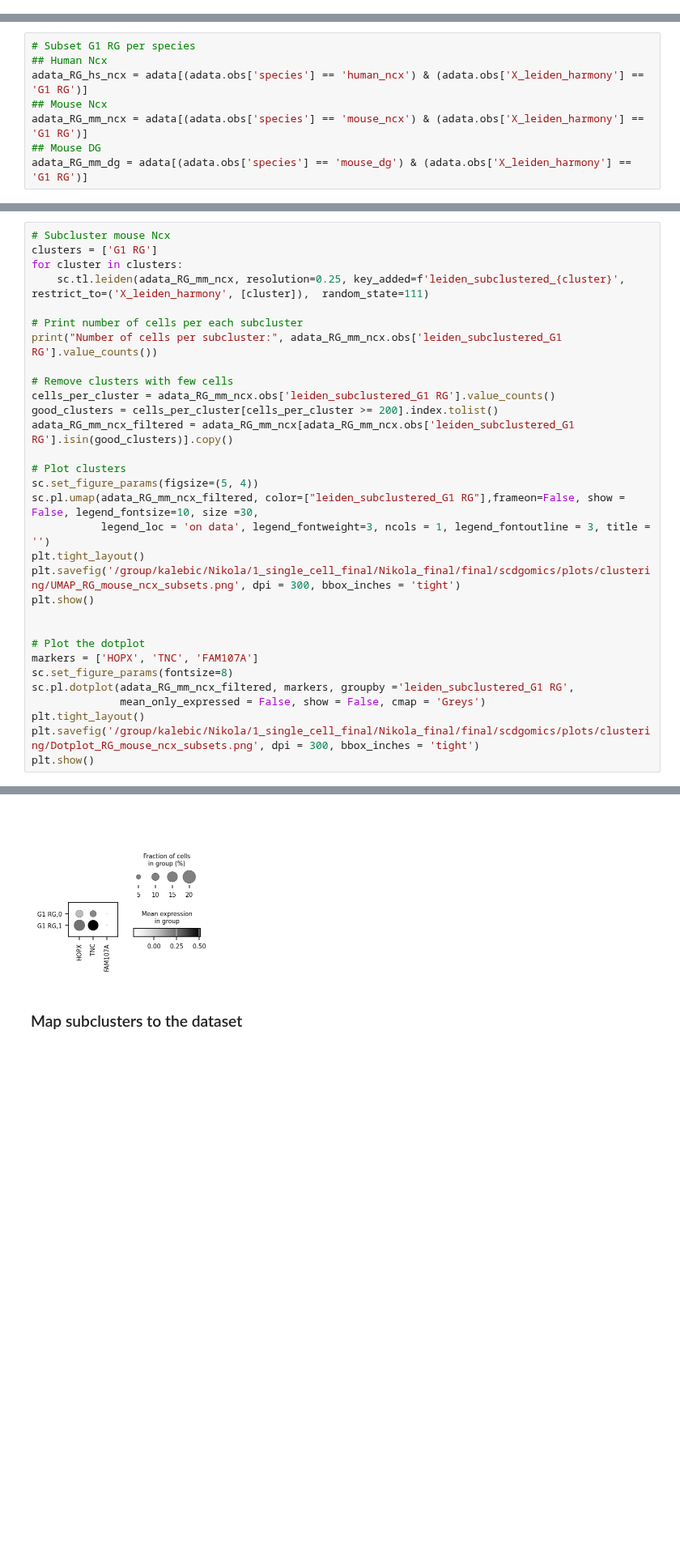
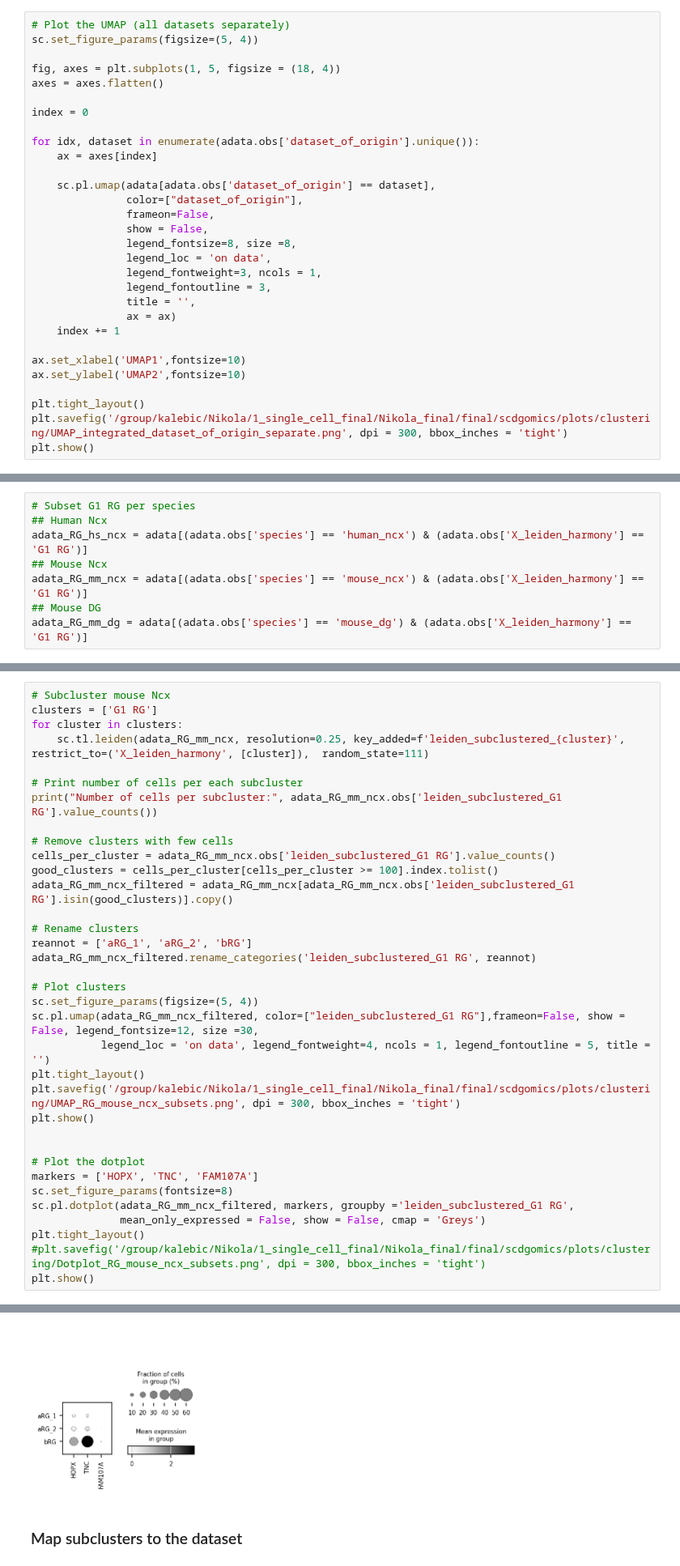
Before and after one commit to KalebicLab/ScDGomics, a Jupyter notebook: notebooks/scdgomics_clustering.ipynb, the cells around one changed output, grey strips where cells are left out. Shown at 81% size. Cells and saved outputs as stored; diff of their text form; blank space fills up the shorter version.

Commit message:
Added individual integration plots

```diff
--- a/notebooks/scdgomics_clustering.ipynb
+++ b/notebooks/scdgomics_clustering.ipynb
@@ -215,3 +215,33 @@ ax.set_ylabel('UMAP2',fontsize=10)
 plt.show()
 # %% [output]
 [figure]
+# %%
+# Plot the UMAP (all datasets separately)
+sc.set_figure_params(figsize=(5, 4))
+
+fig, axes = plt.subplots(1, 5, figsize = (18, 4))
+axes = axes.flatten()
+
+index = 0
+
+for idx, dataset in enumerate(adata.obs['dataset_of_origin'].unique()):
+    ax = axes[index]
+
+    sc.pl.umap(adata[adata.obs['dataset_of_origin'] == dataset],
+               color=["dataset_of_origin"],
+               frameon=False,
+               show = False,
+               legend_fontsize=8, size =8,
+               legend_loc = 'on data',
+               legend_fontweight=3, ncols = 1,
+               legend_fontoutline = 3,
+               title = '',
+               ax = ax)
+    index += 1
+
+ax.set_xlabel('UMAP1',fontsize=10)
+ax.set_ylabel('UMAP2',fontsize=10)
+
+plt.tight_layout()
+plt.savefig('/group/kalebic/Nikola/1_single_cell_final/Nikola_final/final/scdgomics/plots/clustering/UMAP_integrated_dataset_of_origin_separate.png', dpi = 300, bbox_inches = 'tight')
+plt.show()
@@ -342,13 +377,17 @@ print("Number of cells per subcluster:", adata_RG_mm_ncx.obs['leiden_subclustere
 
 # Remove clusters with few cells
 cells_per_cluster = adata_RG_mm_ncx.obs['leiden_subclustered_G1 RG'].value_counts()
-good_clusters = cells_per_cluster[cells_per_cluster >= 200].index.tolist()
+good_clusters = cells_per_cluster[cells_per_cluster >= 100].index.tolist()
 adata_RG_mm_ncx_filtered = adata_RG_mm_ncx[adata_RG_mm_ncx.obs['leiden_subclustered_G1 RG'].isin(good_clusters)].copy()
+
+# Rename clusters
+reannot = ['aRG_1', 'aRG_2', 'bRG']
+adata_RG_mm_ncx_filtered.rename_categories('leiden_subclustered_G1 RG', reannot)
 
 # Plot clusters
 sc.set_figure_params(figsize=(5, 4))
-sc.pl.umap(adata_RG_mm_ncx_filtered, color=["leiden_subclustered_G1 RG"],frameon=False, show = False, legend_fontsize=10, size =30,
-           legend_loc = 'on data', legend_fontweight=3, ncols = 1, legend_fontoutline = 3, title = '')
+sc.pl.umap(adata_RG_mm_ncx_filtered, color=["leiden_subclustered_G1 RG"],frameon=False, show = False, legend_fontsize=12, size =30,
+           legend_loc = 'on data', legend_fontweight=4, ncols = 1, legend_fontoutline = 5, title = '')
 plt.tight_layout()
 plt.savefig('/group/kalebic/Nikola/1_single_cell_final/Nikola_final/final/scdgomics/plots/clustering/UMAP_RG_mouse_ncx_subsets.png', dpi = 300, bbox_inches = 'tight')
 plt.show()
@@ -360,7 +399,7 @@ sc.set_figure_params(fontsize=8)
 sc.pl.dotplot(adata_RG_mm_ncx_filtered, markers, groupby ='leiden_subclustered_G1 RG',
               mean_only_expressed = False, show = False, cmap = 'Greys')
 plt.tight_layout()
-plt.savefig('/group/kalebic/Nikola/1_single_cell_final/Nikola_final/final/scdgomics/plots/clustering/Dotplot_RG_mouse_ncx_subsets.png', dpi = 300, bbox_inches = 'tight')
+#plt.savefig('/group/kalebic/Nikola/1_single_cell_final/Nikola_final/final/scdgomics/plots/clustering/Dotplot_RG_mouse_ncx_subsets.png', dpi = 300, bbox_inches = 'tight')
 plt.show()
 # %% [output]
 Number of cells per subcluster: leiden_subclustered_G1 RG
@@ -373,4 +412,4 @@ Name: count, dtype: int64
-[figure, old version]
+[figure, new version]
 # %% [markdown]
 ### Map subclusters to the dataset
 # %%
```
Also changed, not shown: parts of 8 cells of this notebook.
